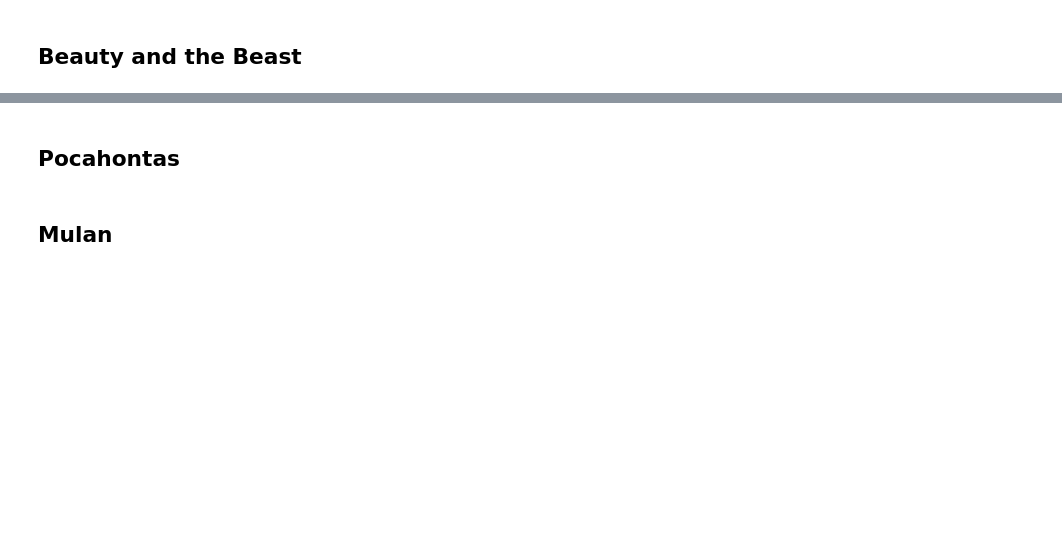
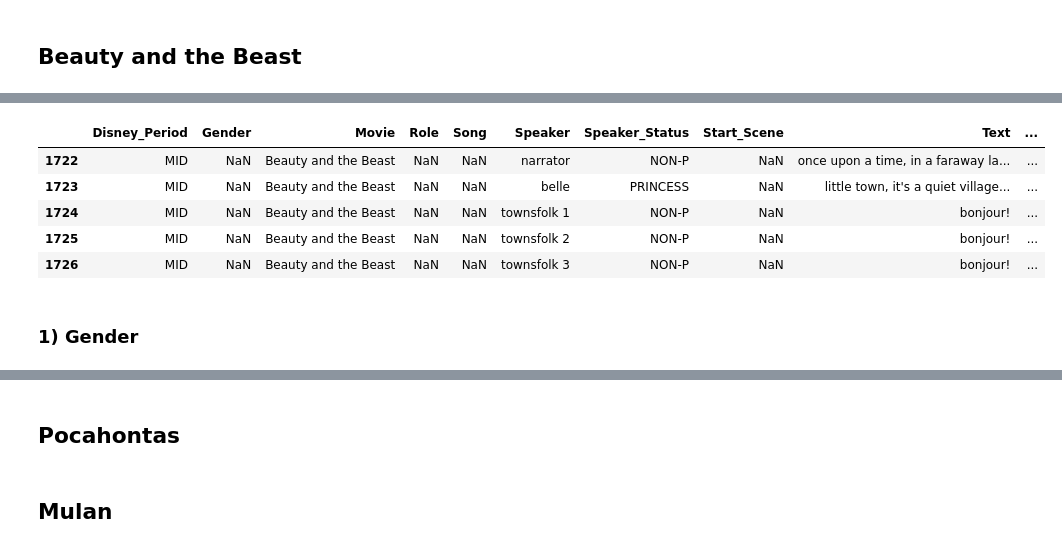
Before and after one commit to Data-Science-for-Linguists-2019/Animated-Movie-Gendered-Dialogue, a Jupyter notebook: code/Disney_Data_Edits.ipynb, the cells around one changed output, grey strips where cells are left out. Saved outputs shown, nothing was run; the diff lists cells and outputs as text; code cells hidden in the pictures; blank space fills up the shorter version.

Commit message:
Beauty and Beast annotated

```diff
--- a/code/Disney_Data_Edits.ipynb
+++ b/code/Disney_Data_Edits.ipynb
@@ -2131,2 +2150,4 @@ al.head()
 # %% [markdown]
 ## Beauty and the Beast
+# %%
+b_b = disney[disney.Movie == "Beauty and the Beast"]
@@ -2132,0 +2173,11 @@ al.head()
+# %%
+b_b.head()
+# %% [output]
+|  | Disney_Period | Gender | Movie | Role | Song | Speaker | Speaker_Status | Start_Scene | Text | ... |
+| 1722 | MID | NaN | Beauty and the Beast | NaN | NaN | narrator | NON-P | NaN | once upon a time, in a faraway la... | ... |
+| 1723 | MID | NaN | Beauty and the Beast | NaN | NaN | belle | PRINCESS | NaN | little town, it's a quiet village... | ... |
+| 1724 | MID | NaN | Beauty and the Beast | NaN | NaN | townsfolk 1 | NON-P | NaN | bonjour! | ... |
+| 1725 | MID | NaN | Beauty and the Beast | NaN | NaN | townsfolk 2 | NON-P | NaN | bonjour! | ... |
+| 1726 | MID | NaN | Beauty and the Beast | NaN | NaN | townsfolk 3 | NON-P | NaN | bonjour! | ... |
+# %% [markdown]
+### 1) Gender
```
Also changed, not shown: parts of 54 cells of this notebook.
